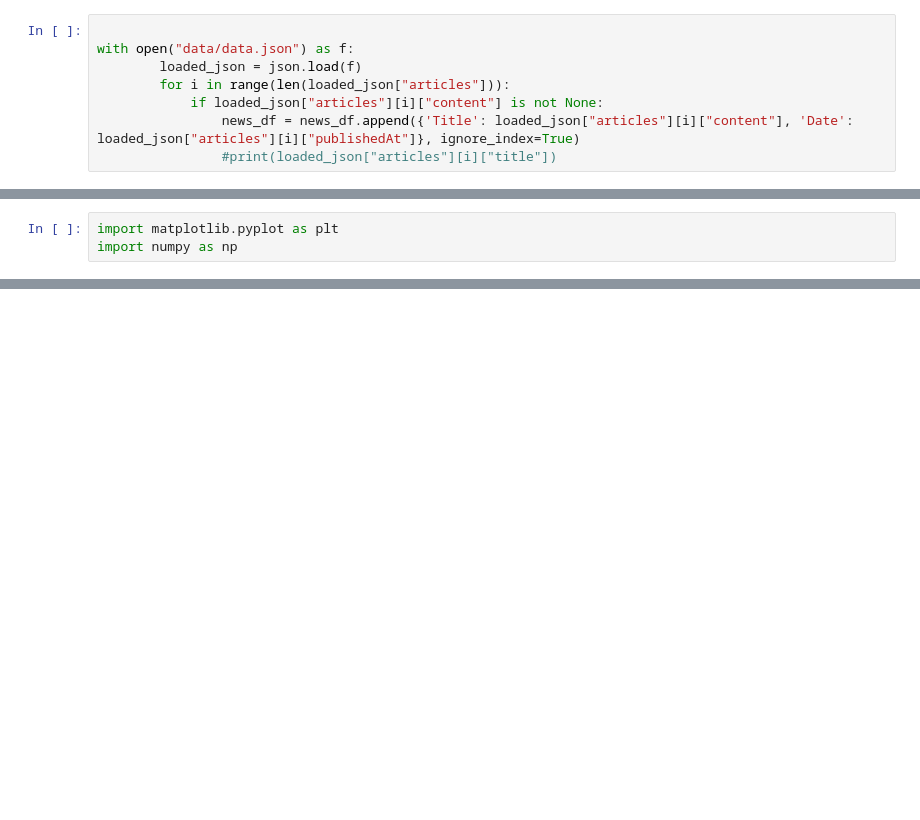
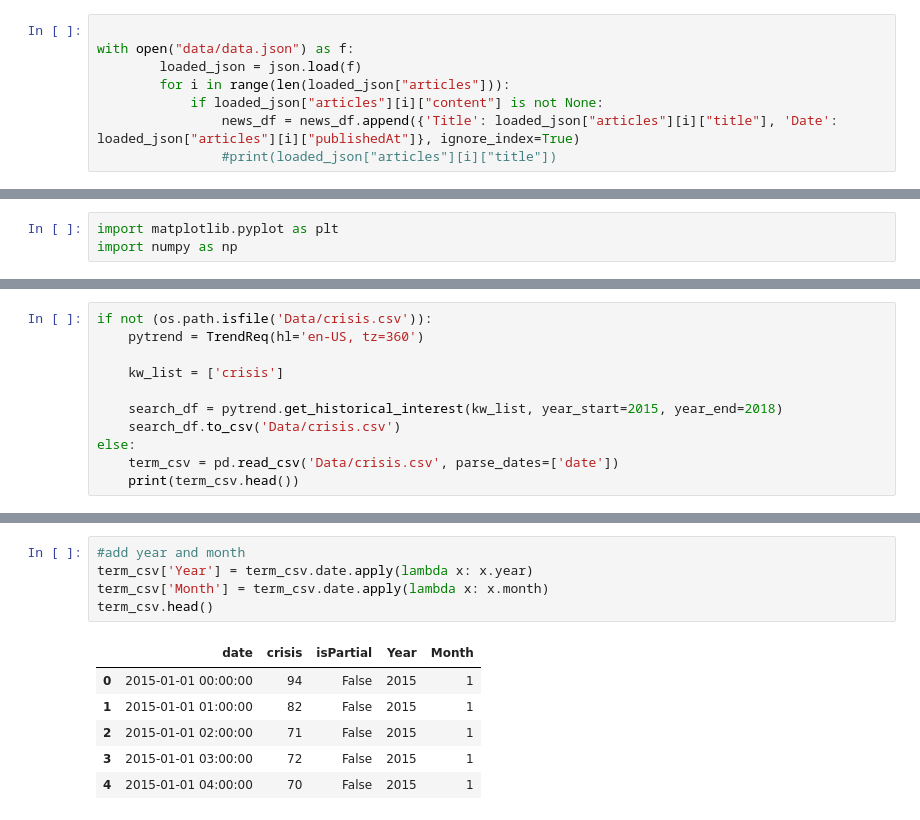
Before and after one commit to thiesgehrmann/JuSiPy_TWB, a Jupyter notebook: News.ipynb, the cells around one changed output, grey strips where cells are left out. Cells and saved outputs as stored; diff of their text form; blank space fills up the shorter version.

Commit message:
testing google trends

```diff
--- a/News.ipynb
+++ b/News.ipynb
@@ -23,5 +23,5 @@ with open("data/data.json") as f:
         loaded_json = json.load(f)
         for i in range(len(loaded_json["articles"])):
             if loaded_json["articles"][i]["content"] is not None:
-                news_df = news_df.append({'Title': loaded_json["articles"][i]["content"], 'Date': loaded_json["articles"][i]["publishedAt"]}, ignore_index=True)
+                news_df = news_df.append({'Title': loaded_json["articles"][i]["title"], 'Date': loaded_json["articles"][i]["publishedAt"]}, ignore_index=True)
                 #print(loaded_json["articles"][i]["title"])
@@ -151,0 +127,11 @@ show(p)
+# %%
+if not (os.path.isfile('Data/crisis.csv')):
+    pytrend = TrendReq(hl='en-US, tz=360')
+
+    kw_list = ['crisis']
+
+    search_df = pytrend.get_historical_interest(kw_list, year_start=2015, year_end=2018)
+    search_df.to_csv('Data/crisis.csv')
+else:
+    term_csv = pd.read_csv('Data/crisis.csv', parse_dates=['date'])
+    print(term_csv.head())
@@ -151,0 +149,12 @@ show(p)
+# %%
+#add year and month
+term_csv['Year'] = term_csv.date.apply(lambda x: x.year)
+term_csv['Month'] = term_csv.date.apply(lambda x: x.month)
+term_csv.head()
+# %% [output]
+|  | date | crisis | isPartial | Year | Month |
+| 0 | 2015-01-01 00:00:00 | 94 | False | 2015 | 1 |
+| 1 | 2015-01-01 01:00:00 | 82 | False | 2015 | 1 |
+| 2 | 2015-01-01 02:00:00 | 71 | False | 2015 | 1 |
+| 3 | 2015-01-01 03:00:00 | 72 | False | 2015 | 1 |
+| 4 | 2015-01-01 04:00:00 | 70 | False | 2015 | 1 |
```
Also changed, not shown: parts of 12 cells of this notebook.
